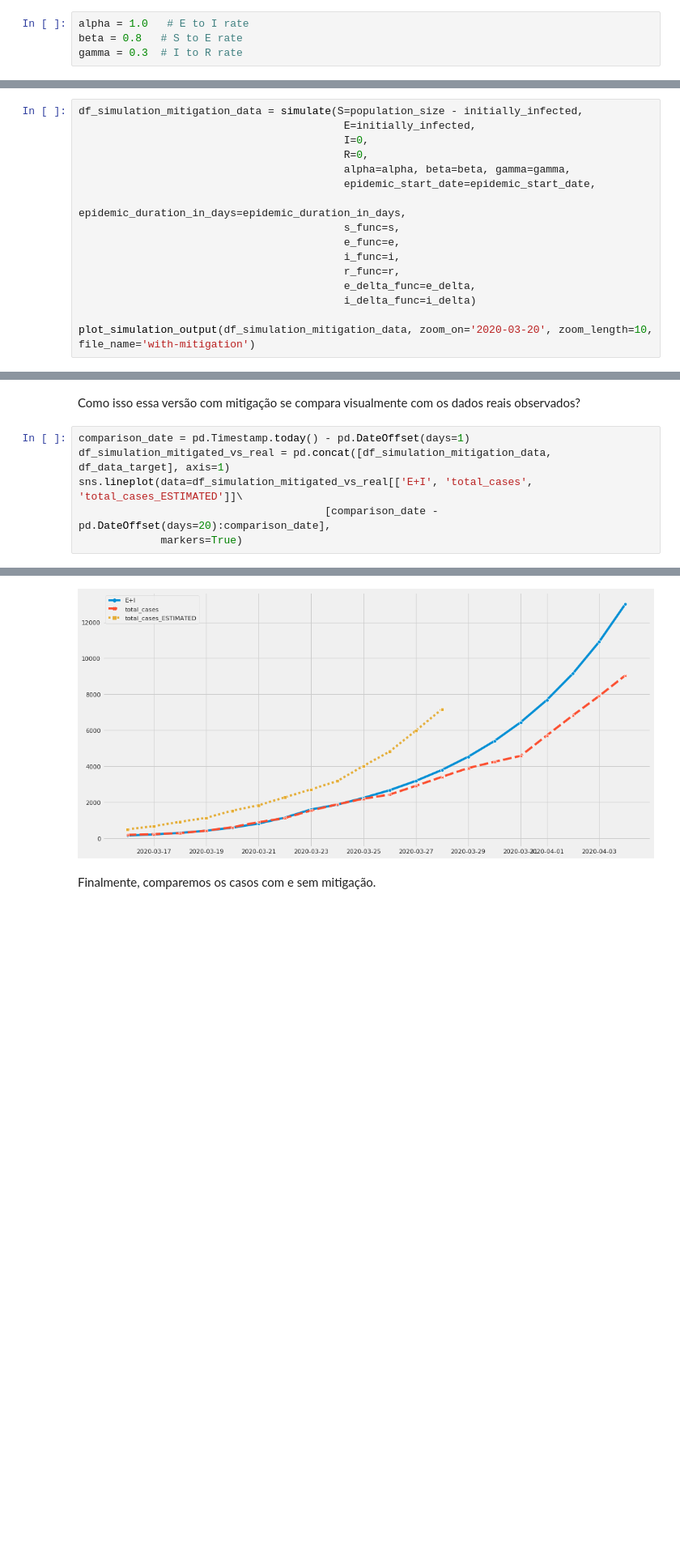
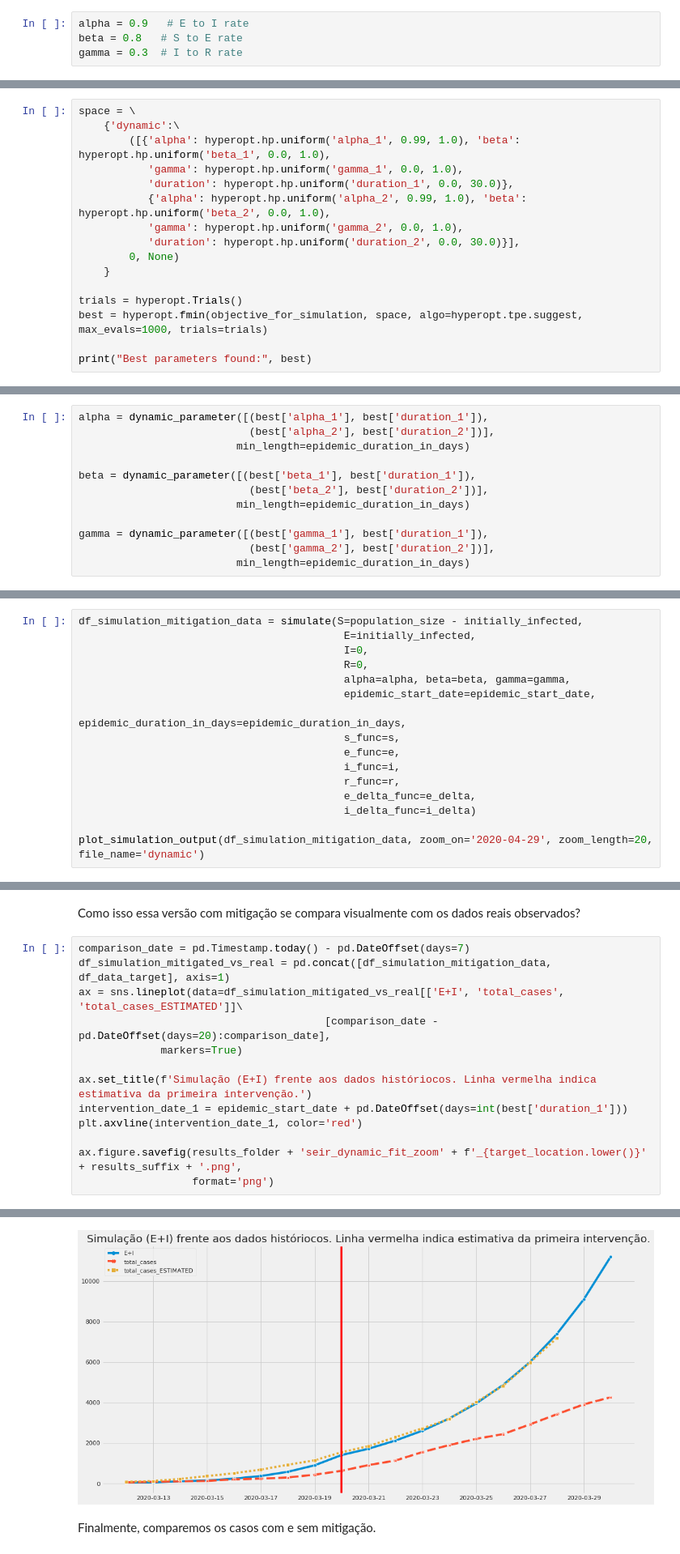
Before and after one commit to funcional-health-analytics/covid19-analytics, a Jupyter notebook: notebooks/epidemic_model_seir.ipynb, the cells around one changed output, grey strips where cells are left out. Shown: that part at 81% size. Cells and saved outputs as stored; diff of their text form; blank space fills up the shorter version.

Commit message:
Improves parameter estimation to account for one main mitigation intervention.

```diff
--- a/notebooks/epidemic_model_seir.ipynb
+++ b/notebooks/epidemic_model_seir.ipynb
@@ -316,7 +326,7 @@ def simulate(S, E, I, R, alpha, beta, gamma, epidemic_start_date, epidemic_durat
 # %% [markdown]
 Podemos agora simular situações de interesse definindo os parâmetros do modelo.
 # %%
-alpha = 1.0   # E to I rate
+alpha = 0.9   # E to I rate
 beta = 0.8   # S to E rate
 gamma = 0.3  # I to R rate
 # %%
@@ -518,0 +548,16 @@ beta = dynamic_parameter([(best['beta'], 11),
+# %%
+space = \
+    {'dynamic':\
+        ([{'alpha': hyperopt.hp.uniform('alpha_1', 0.99, 1.0), 'beta': hyperopt.hp.uniform('beta_1', 0.0, 1.0),
+           'gamma': hyperopt.hp.uniform('gamma_1', 0.0, 1.0),
+           'duration': hyperopt.hp.uniform('duration_1', 0.0, 30.0)},
+           {'alpha': hyperopt.hp.uniform('alpha_2', 0.99, 1.0), 'beta': hyperopt.hp.uniform('beta_2', 0.0, 1.0),
+           'gamma': hyperopt.hp.uniform('gamma_2', 0.0, 1.0),
+           'duration': hyperopt.hp.uniform('duration_2', 0.0, 30.0)}],
+        0, None)
+    }
+
+trials = hyperopt.Trials()
+best = hyperopt.fmin(objective_for_simulation, space, algo=hyperopt.tpe.suggest, max_evals=1000, trials=trials)
+
+print("Best parameters found:", best)
@@ -519,3 +566,15 @@ beta = dynamic_parameter([(best['beta'], 11),
+# %%
+alpha = dynamic_parameter([(best['alpha_1'], best['duration_1']),
+                           (best['alpha_2'], best['duration_2'])],
+                         min_length=epidemic_duration_in_days)
+
+beta = dynamic_parameter([(best['beta_1'], best['duration_1']),
+                           (best['beta_2'], best['duration_2'])],
+                         min_length=epidemic_duration_in_days)
+
+gamma = dynamic_parameter([(best['gamma_1'], best['duration_1']),
+                           (best['gamma_2'], best['duration_2'])],
+                         min_length=epidemic_duration_in_days)
 # %% [markdown]
 Comparando as versões com e sem mitigação, temos o seguinte.
 # %%
@@ -533,5 +592,5 @@ df_simulation_mitigation_data = simulate(S=population_size - initially_infected,
                                           e_delta_func=e_delta,
                                           i_delta_func=i_delta)
 
-plot_simulation_output(df_simulation_mitigation_data, zoom_on='2020-03-20', zoom_length=10, file_name='with-mitigation')
+plot_simulation_output(df_simulation_mitigation_data, zoom_on='2020-04-29', zoom_length=20, file_name='dynamic')
 # %% [output]
@@ -542,9 +601,16 @@ plot_simulation_output(df_simulation_mitigation_data, zoom_on='2020-03-20', zoom
 # %% [markdown]
 Como isso essa versão com mitigação se compara visualmente com os dados reais observados?
 # %%
-comparison_date = pd.Timestamp.today() - pd.DateOffset(days=1)
+comparison_date = pd.Timestamp.today() - pd.DateOffset(days=7)
 df_simulation_mitigated_vs_real = pd.concat([df_simulation_mitigation_data, df_data_target], axis=1)
-sns.lineplot(data=df_simulation_mitigated_vs_real[['E+I', 'total_cases', 'total_cases_ESTIMATED']]\
+ax = sns.lineplot(data=df_simulation_mitigated_vs_real[['E+I', 'total_cases', 'total_cases_ESTIMATED']]\
                                        [comparison_date - pd.DateOffset(days=20):comparison_date],
              markers=True)
+
+ax.set_title(f'Simulação (E+I) frente aos dados históriocos. Linha vermelha indica estimativa da primeira intervenção.')
+intervention_date_1 = epidemic_start_date + pd.DateOffset(days=int(best['duration_1']))
+plt.axvline(intervention_date_1, color='red')
+
+ax.figure.savefig(results_folder + 'seir_dynamic_fit_zoom' + f'_{target_location.lower()}' + results_suffix + '.png',
+                  format='png')
 # %% [output]
@@ -552,4 +617,4 @@ sns.lineplot(data=df_simulation_mitigated_vs_real[['E+I', 'total_cases', 'total_
-[figure, old version]
+[figure, new version]
 # %% [markdown]
 Finalmente, comparemos os casos com e sem mitigação.
 # %%
```
Also changed, not shown: parts of 24 cells of this notebook, 9 other files.
